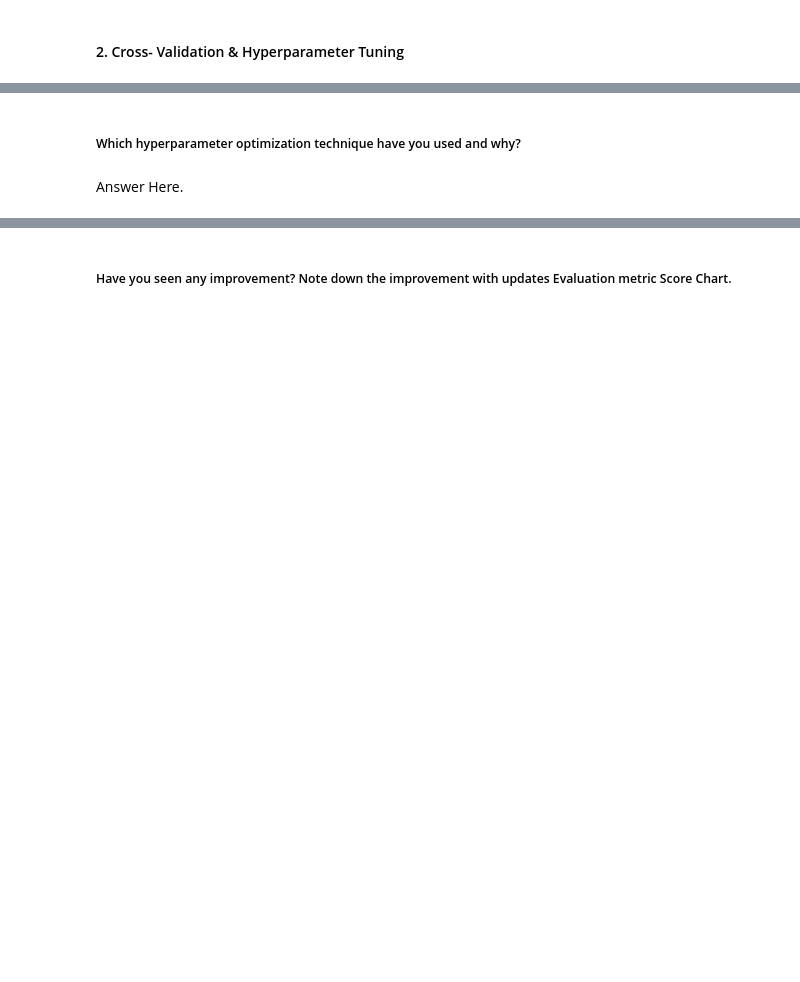
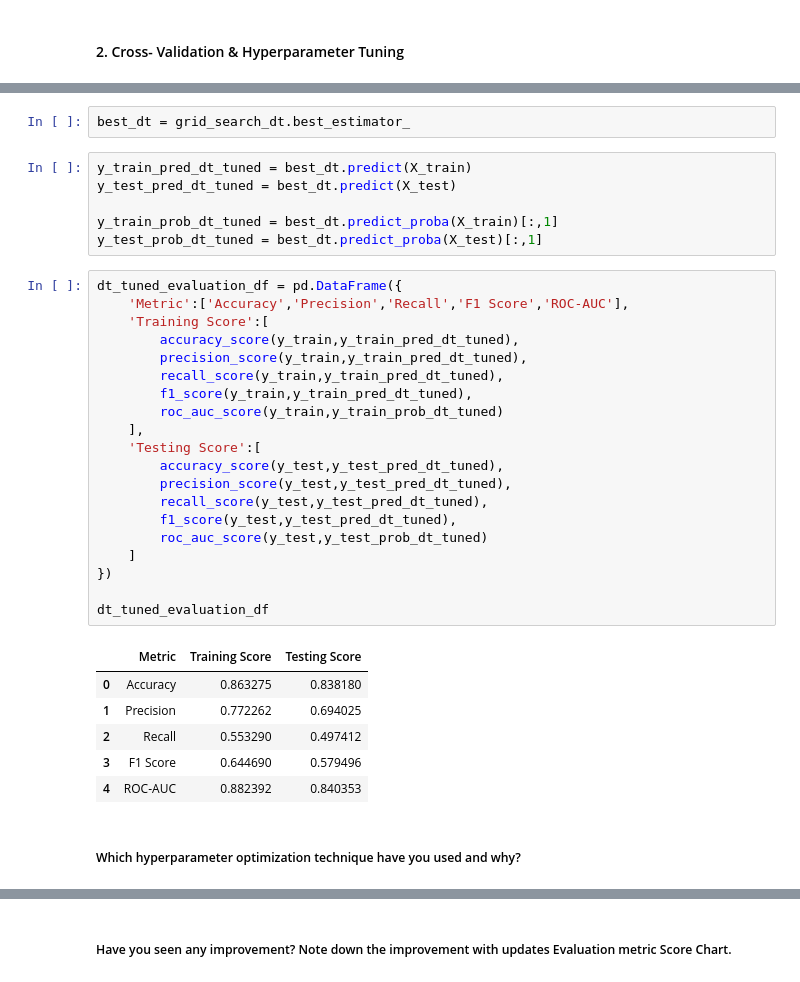
Before and after one commit to Krishna-matic/Machine_Learning_Projects, a Jupyter notebook: 03_rain_in_australia_classification/Classification_ML_Project.ipynb, the cells around one changed output, grey strips where cells are left out. Drawn from its saved outputs; the diff is of its cells as text; blank space fills up the shorter version.

```diff
--- a/03_rain_in_australia_classification/Classification_ML_Project.ipynb
+++ b/03_rain_in_australia_classification/Classification_ML_Project.ipynb
@@ -2172,4 +2281,37 @@ The Linear Support Vector Machine provides efficient and reliable rainfall predi
+# %%
+best_dt = grid_search_dt.best_estimator_
+# %%
+y_train_pred_dt_tuned = best_dt.predict(X_train)
+y_test_pred_dt_tuned = best_dt.predict(X_test)
+
+y_train_prob_dt_tuned = best_dt.predict_proba(X_train)[:,1]
+y_test_prob_dt_tuned = best_dt.predict_proba(X_test)[:,1]
+# %%
+dt_tuned_evaluation_df = pd.DataFrame({
+    'Metric':['Accuracy','Precision','Recall','F1 Score','ROC-AUC'],
+    'Training Score':[
+        accuracy_score(y_train,y_train_pred_dt_tuned),
+        precision_score(y_train,y_train_pred_dt_tuned),
+        recall_score(y_train,y_train_pred_dt_tuned),
+        f1_score(y_train,y_train_pred_dt_tuned),
+        roc_auc_score(y_train,y_train_prob_dt_tuned)
+    ],
+    'Testing Score':[
+        accuracy_score(y_test,y_test_pred_dt_tuned),
+        precision_score(y_test,y_test_pred_dt_tuned),
+        recall_score(y_test,y_test_pred_dt_tuned),
+        f1_score(y_test,y_test_pred_dt_tuned),
+        roc_auc_score(y_test,y_test_prob_dt_tuned)
+    ]
+})
+
+dt_tuned_evaluation_df
+# %% [output]
+|  | Metric | Training Score | Testing Score |
+| 0 | Accuracy | 0.863275 | 0.838180 |
+| 1 | Precision | 0.772262 | 0.694025 |
+| 2 | Recall | 0.553290 | 0.497412 |
+| 3 | F1 Score | 0.644690 | 0.579496 |
+| 4 | ROC-AUC | 0.882392 | 0.840353 |
 # %% [markdown]
 ##### Which hyperparameter optimization technique have you used and why?
-# %% [markdown]
-Answer Here.
```
Also changed, not shown: parts of 13 cells of this notebook.
